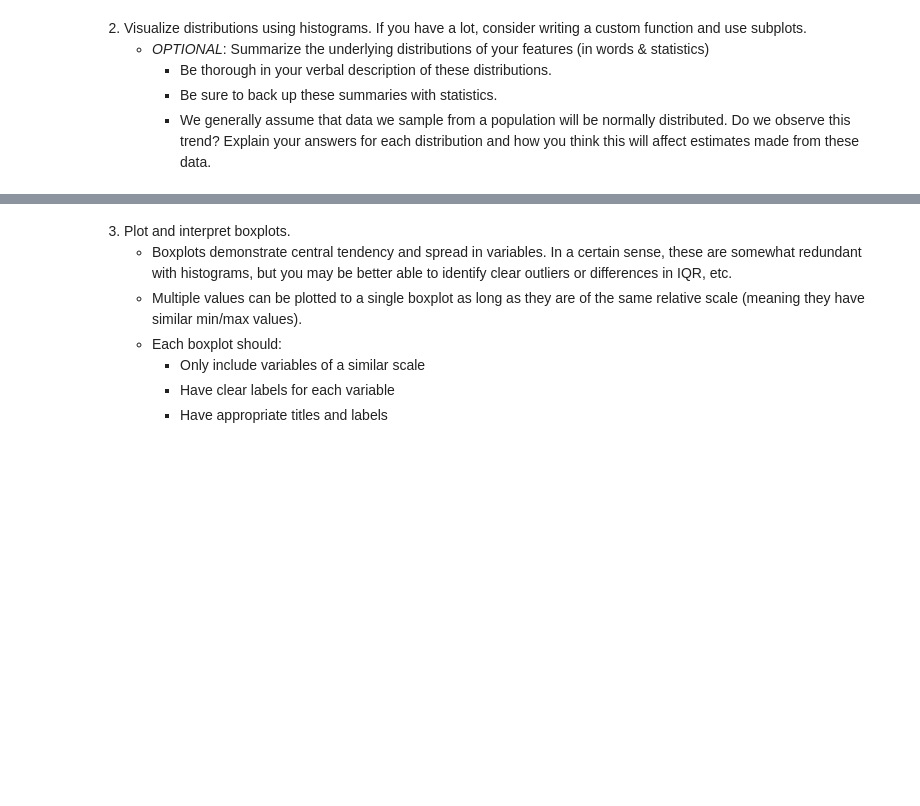
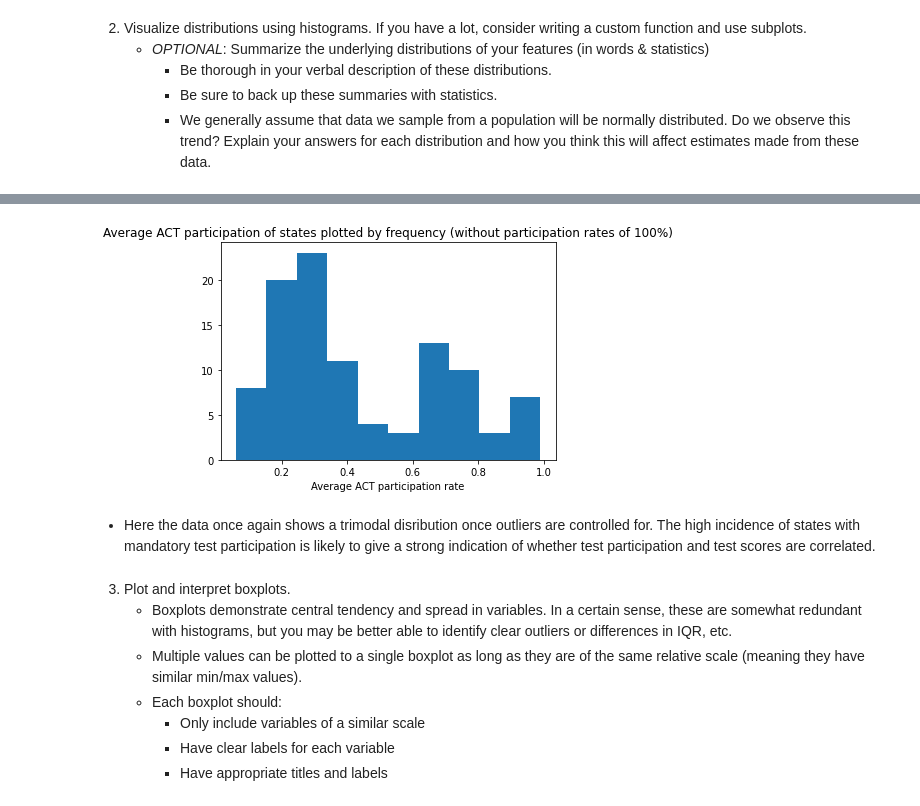
Before and after one commit to Avanyali/GA_SAT_ACT_Analysis, a Jupyter notebook: code/starter-code.ipynb, the cells around one changed output, grey strips where cells are left out. Saved outputs shown, nothing was run; the diff lists cells and outputs as text; code cells hidden in the pictures; blank space fills up the shorter version.

```diff
--- a/code/starter-code.ipynb
+++ b/code/starter-code.ipynb
@@ -688,3 +725,13 @@ Here are some prompts to get you started with visualizations. Feel free to add a
+# %%
+plt.hist(combined_acts[combined_acts['participation'] < 1]['participation'])
+
+plt.title('Average ACT participation of states plotted by frequency (without participation rates of 100%)')
+plt.xlabel('Average ACT participation rate')
+plt.show()
+# %% [output]
+[figure, added]
+# %% [markdown]
+- Here the data once again shows a trimodal disribution once outliers are controlled for. The high incidence of states with mandatory test participation is likely to give a strong indication of whether test participation and test scores are correlated.
 # %% [markdown]
 3. Plot and interpret boxplots.
     - Boxplots demonstrate central tendency and spread in variables. In a certain sense, these are somewhat redundant with histograms, but you may be better able to identify clear outliers or differences in IQR, etc.
```
Also changed, not shown: parts of 11 cells of this notebook.
